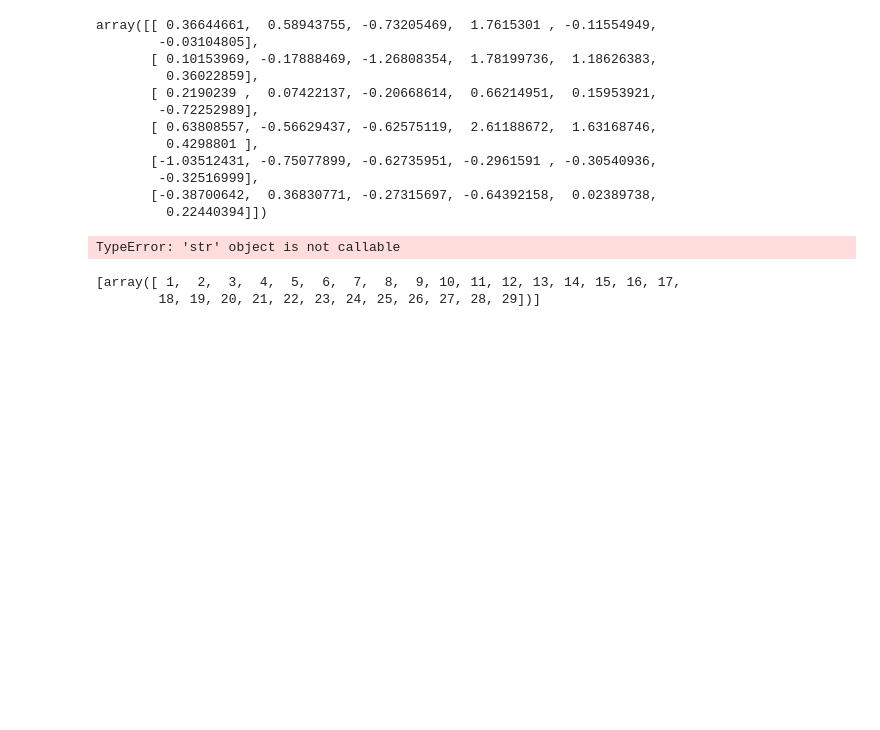
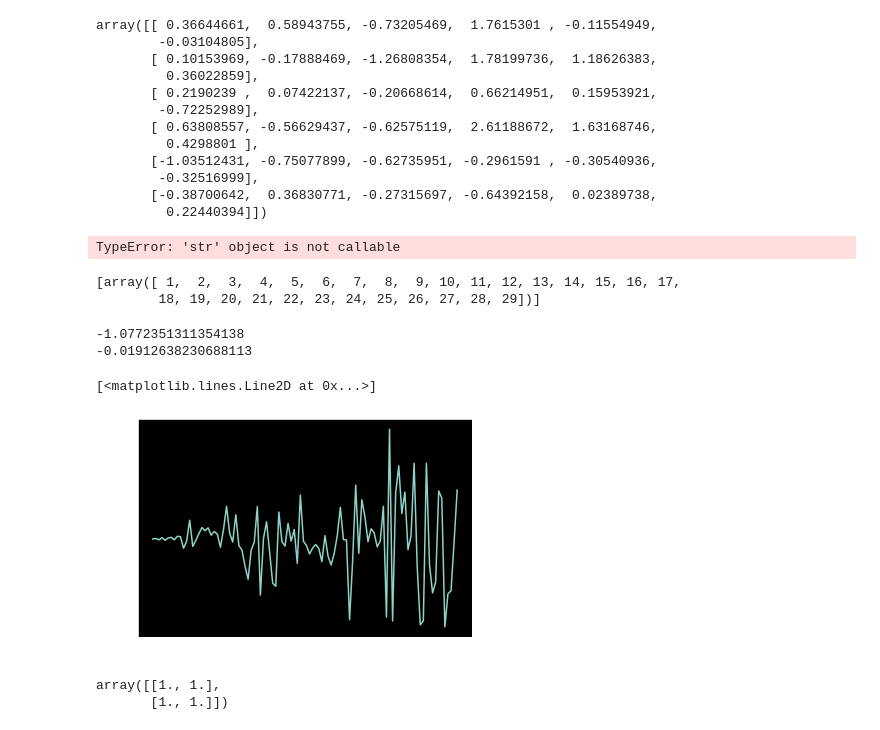
Before and after one commit to asbharath/MachineLearning, a Jupyter notebook: Untitled.ipynb, the cells around one changed output. Drawn from its saved outputs; the diff is of its cells as text; code cells hidden in the pictures; blank space fills up the shorter version.

```diff
--- a/Untitled.ipynb
+++ b/Untitled.ipynb
@@ -109,3 +138,10 @@ string
 # %% [output]
 [array([ 1,  2,  3,  4,  5,  6,  7,  8,  9, 10, 11, 12, 13, 14, 15, 16, 17,
         18, 19, 20, 21, 22, 23, 24, 25, 26, 27, 28, 29])]
+# %%
+n = 100
+a = np.random.randn(n)
+i = np.arange(n)
+b = 2.4
+line = a * i + b
+k = 1
@@ -111,0 +153,17 @@ string
+# %%
+autocorr = cov/np.std(line)
+print(cov)
+print(autocorr)
+# %% [output]
+-1.0772351311354138
+-0.01912638230688113
+# %%
+plt.plot(line)
+# %% [output]
+[<matplotlib.lines.Line2D at 0x...>]
+[figure, added]
+# %%
+np.corrcoef(a,a-)
+# %% [output]
+array([[1., 1.],
+       [1., 1.]])
```
Also changed, not shown: parts of 22 cells of this notebook, 6 other files.
